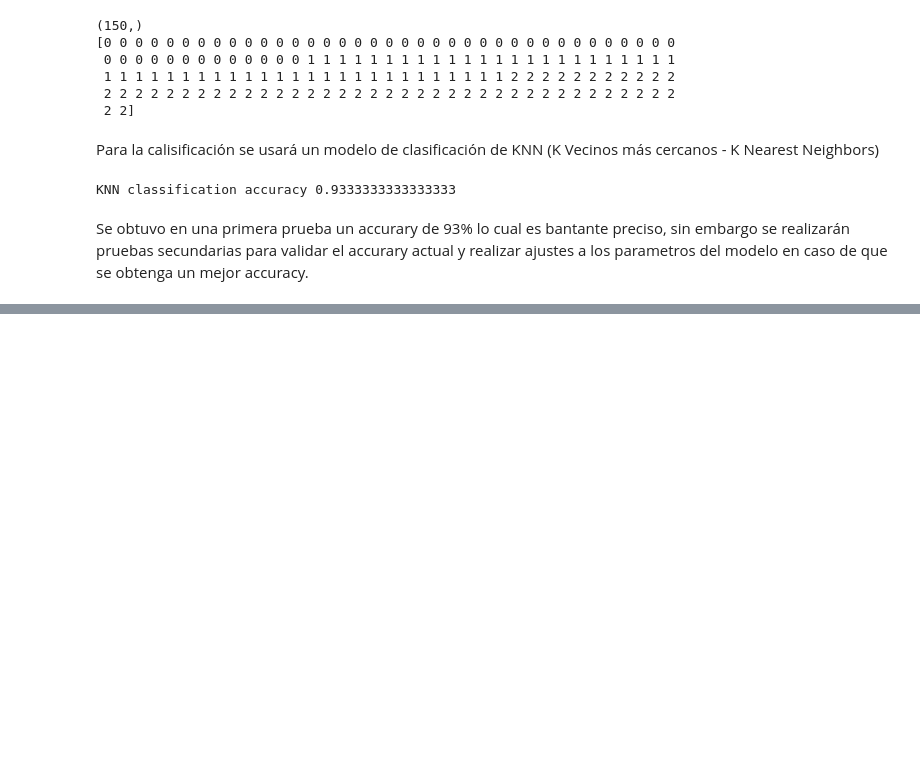
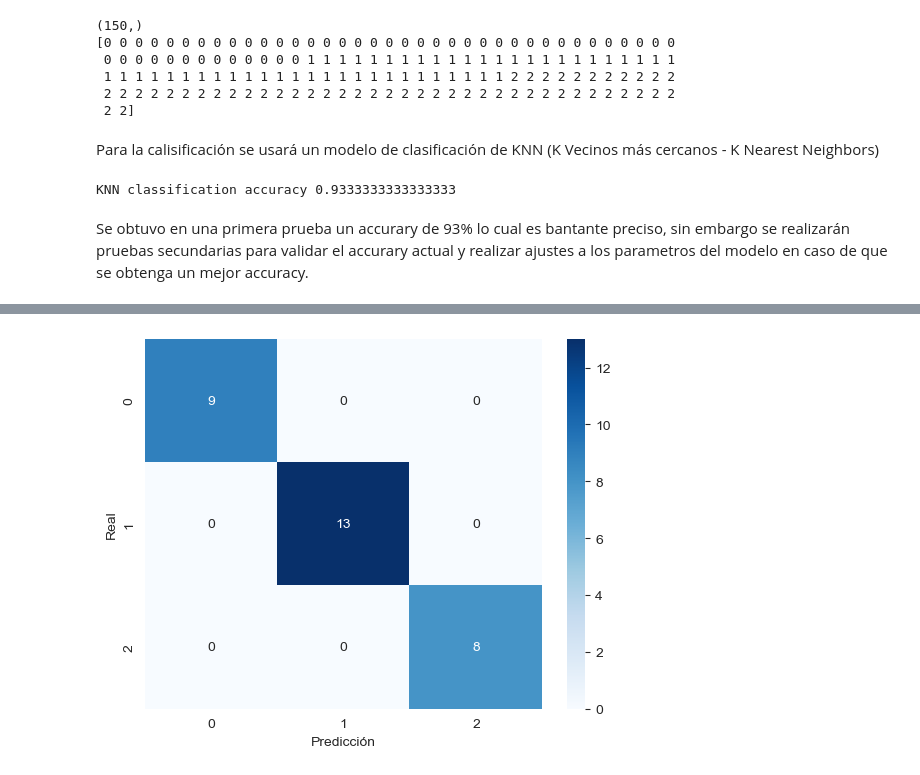
Before and after one commit to a01634928/tarea_entrevista_aa, a Jupyter notebook: ML/src/main.ipynb, the cells around one changed output, grey strips where cells are left out. Cells and saved outputs as stored; diff of their text form; code cells hidden in the pictures; blank space fills up the shorter version.

```diff
--- a/ML/src/main.ipynb
+++ b/ML/src/main.ipynb
@@ -76,0 +141,12 @@ Se obtuvo en una primera prueba un accurary de 93% lo cual es bantante preciso,
+# %%
+# Matriz de confusión de las predicciones de test
+confusion_matrix_v = pd.crosstab(
+    y_test.ravel(),
+    predictions,
+    rownames=['Real'],
+    colnames=['Predicción']
+)
+fx = sns.heatmap(confusion_matrix_v, annot=True, cmap=plt.cm.Blues)
+atlas.show()
+# %% [output]
+[figure, added]
```
Also changed, not shown: parts of 5 cells of this notebook.
